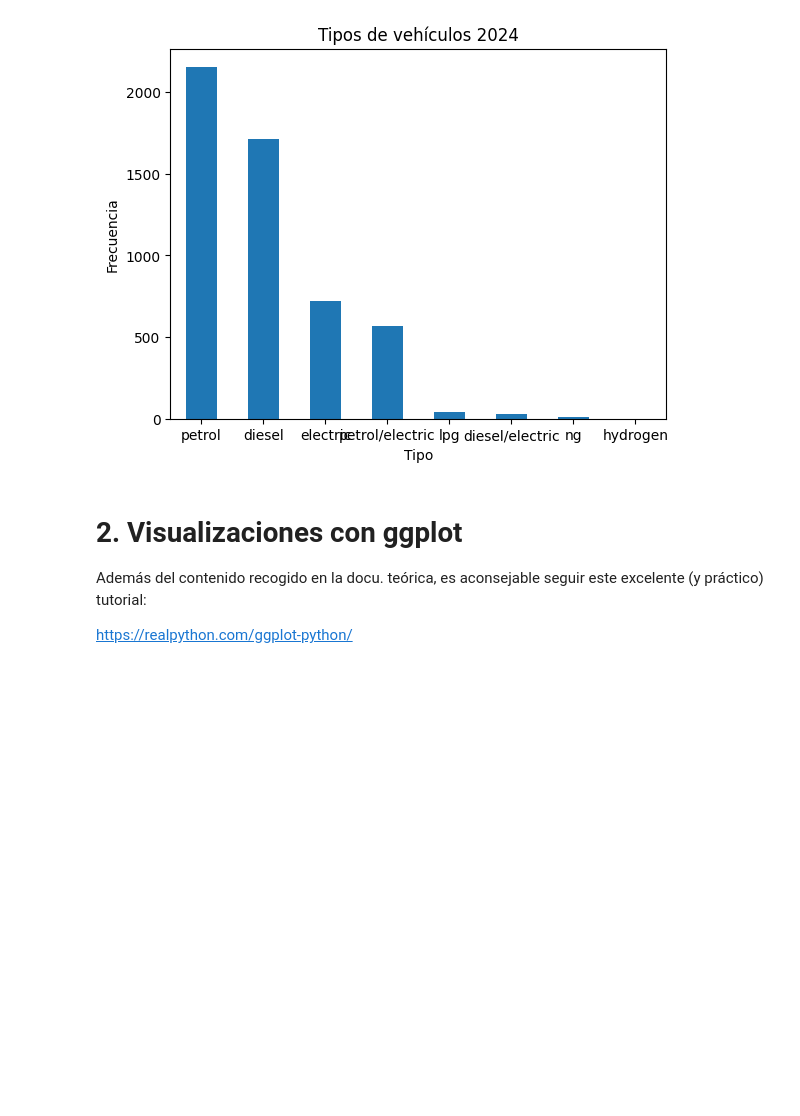
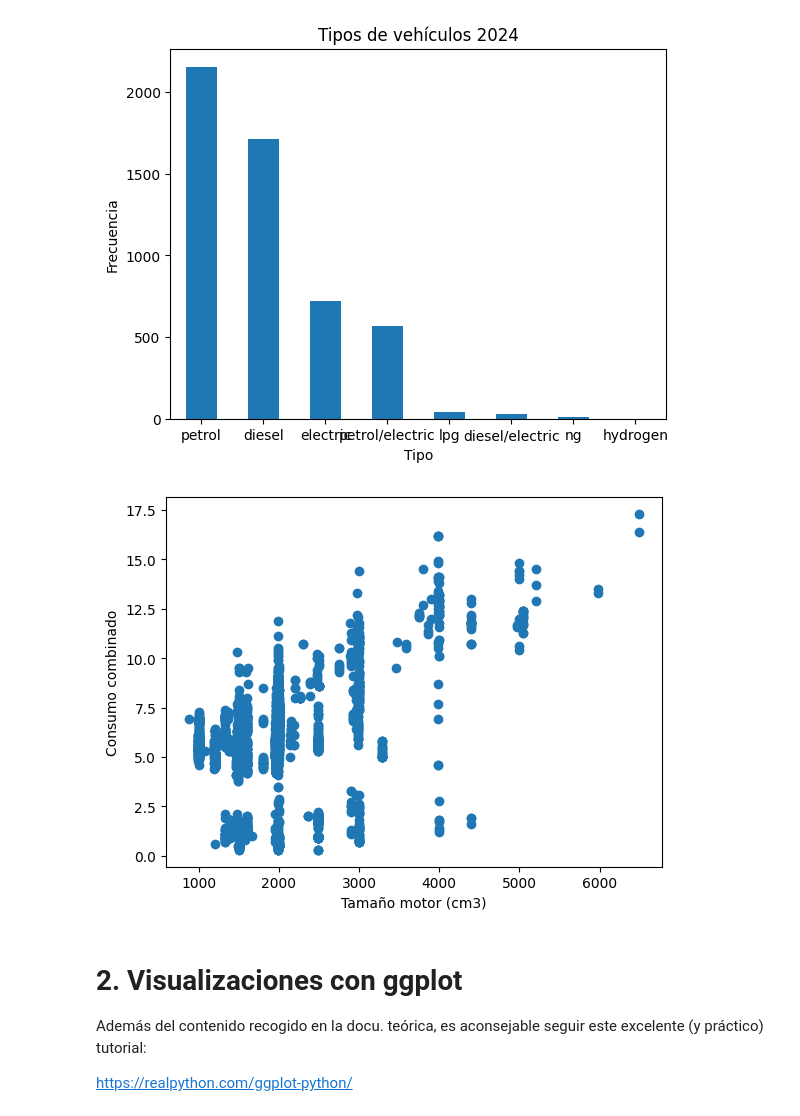
Before and after one commit to pedroconcejero/ucm_master_25_26, a Jupyter notebook: 04_ggplot_ejemplo_vehiculos_ES_2024_copy.ipynb, the cells around one changed output. Drawn from its saved outputs; the diff is of its cells as text; code cells hidden in the pictures; blank space fills up the shorter version.

```diff
--- a/04_ggplot_ejemplo_vehiculos_ES_2024_copy.ipynb
+++ b/04_ggplot_ejemplo_vehiculos_ES_2024_copy.ipynb
@@ -49,12 +49,14 @@ plt.ylabel("Frecuencia");
 # %% [output]
 [figure]
 # %%
-plt.scatter(df['EngineCapacity'],
-            df['MetricCombined'])
+plt.scatter(df['ec (cm3)'],
+            df['Fuel consumption '])
 
 plt.xlabel('Tamaño motor (cm3)')
 plt.ylabel('Consumo combinado')
 plt.show()
+# %% [output]
+[figure, added]
 # %% [markdown]
 # 2. Visualizaciones con ggplot
 
```
Also changed, not shown: parts of 24 cells of this notebook.
